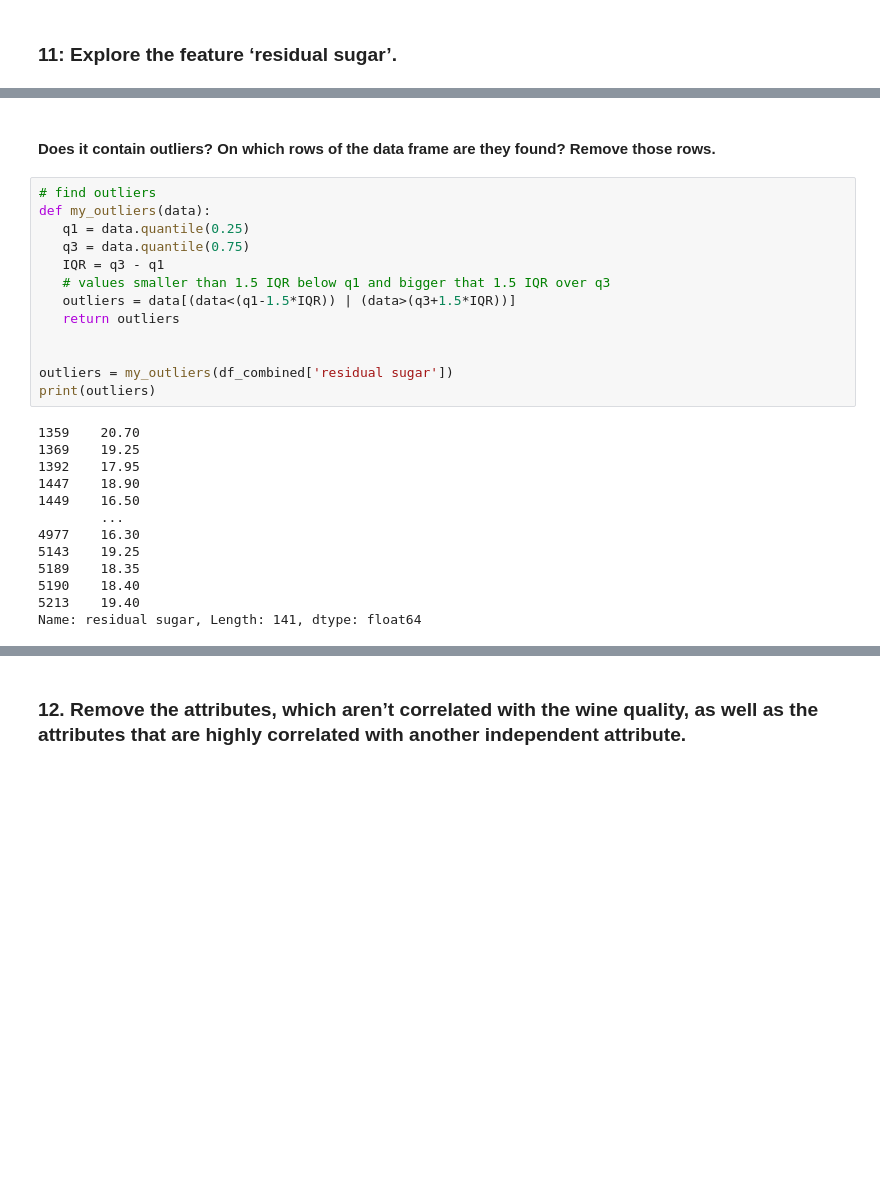
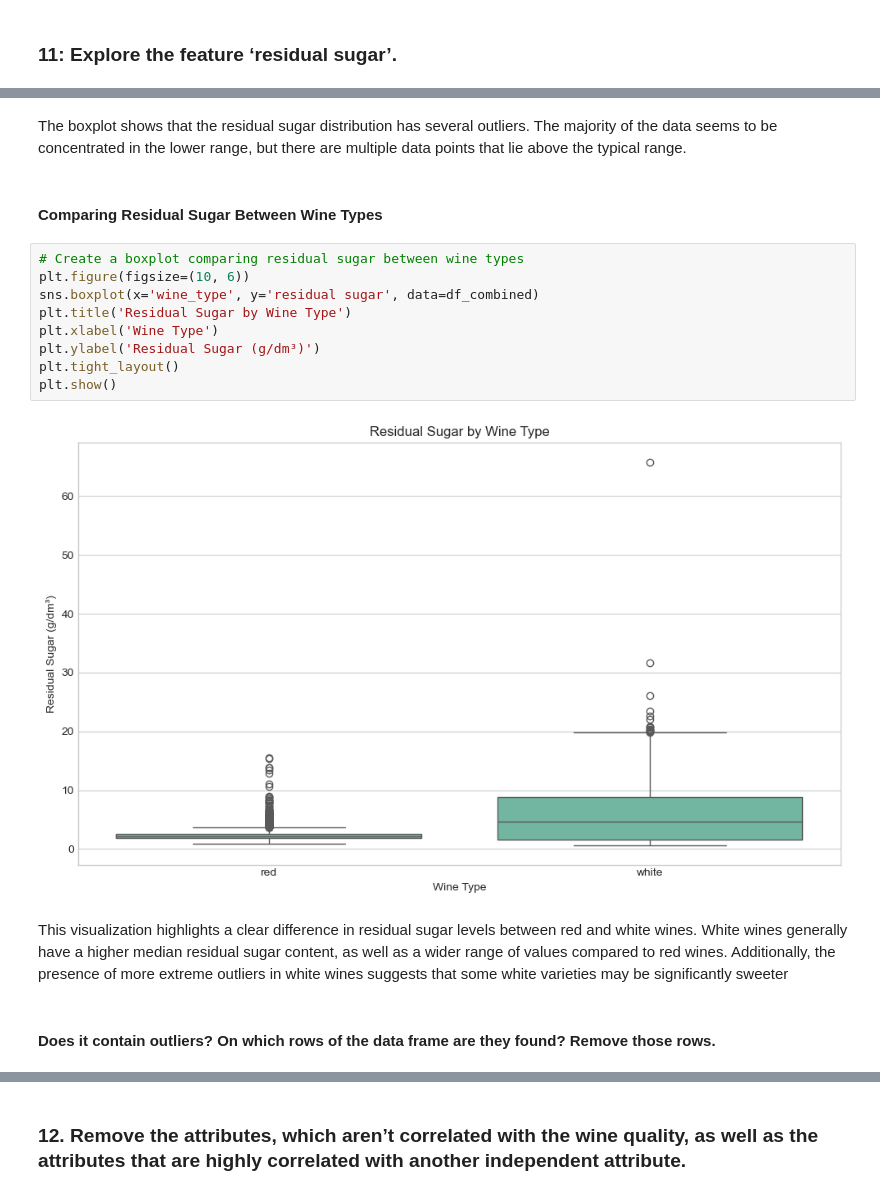
Before and after one commit to AlberteVallentin/Dat-BI-Gruppe7, a Jupyter notebook: MP2/Data_Exploration_Visualization/Wine_Quality_MP2.ipynb, the cells around one changed output, grey strips where cells are left out. Saved outputs shown, nothing was run; the diff lists cells and outputs as text; blank space fills up the shorter version.

```diff
--- a/MP2/Data_Exploration_Visualization/Wine_Quality_MP2.ipynb
+++ b/MP2/Data_Exploration_Visualization/Wine_Quality_MP2.ipynb
@@ -1316,31 +1316,22 @@ plt.tight_layout()
 plt.show()
 # %% [output]
 [figure]
+# %% [markdown]
+The boxplot shows that the residual sugar distribution has several outliers. The majority of the data seems to be concentrated in the lower range, but there are multiple data points that lie above the typical range.
+# %% [markdown]
+#### Comparing Residual Sugar Between Wine Types
+# %%
+# Create a boxplot comparing residual sugar between wine types
+plt.figure(figsize=(10, 6))
+sns.boxplot(x='wine_type', y='residual sugar', data=df_combined)
+plt.title('Residual Sugar by Wine Type')
+plt.xlabel('Wine Type')
+plt.ylabel('Residual Sugar (g/dm³)')
+plt.tight_layout()
+plt.show()
+# %% [output]
+[figure, added]
+# %% [markdown]
+This visualization highlights a clear difference in residual sugar levels between red and white wines. White wines generally have a higher median residual sugar content, as well as a wider range of values compared to red wines. Additionally, the presence of more extreme outliers in white wines suggests that some white varieties may be significantly sweeter
 # %% [markdown]
 #### Does it contain outliers? On which rows of the data frame are they found? Remove those rows.
-# %%
-# find outliers
-def my_outliers(data):
-   q1 = data.quantile(0.25)
-   q3 = data.quantile(0.75)
-   IQR = q3 - q1
-   # values smaller than 1.5 IQR below q1 and bigger that 1.5 IQR over q3
-   outliers = data[(data<(q1-1.5*IQR)) | (data>(q3+1.5*IQR))]
-   return outliers
-
-
-outliers = my_outliers(df_combined['residual sugar'])
-print(outliers)
-# %% [output]
-1359    20.70
-1369    19.25
-1392    17.95
-1447    18.90
-1449    16.50
-        ...
-4977    16.30
-5143    19.25
-5189    18.35
-5190    18.40
-5213    19.40
-Name: residual sugar, Length: 141, dtype: float64
```
Also changed, not shown: parts of 10 cells of this notebook.
